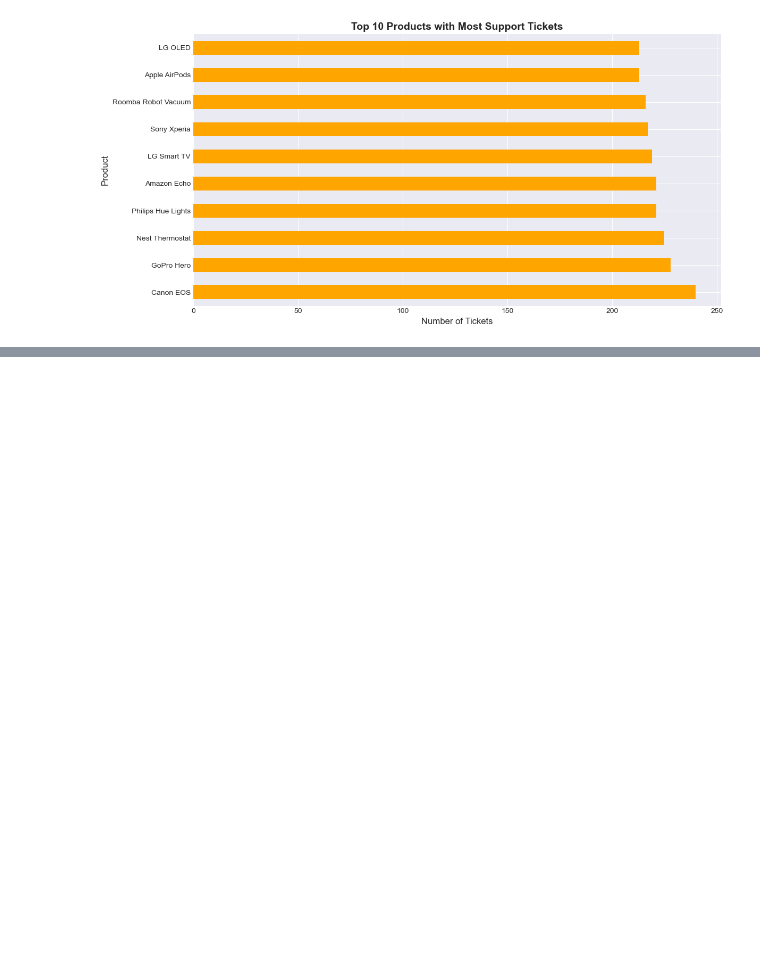
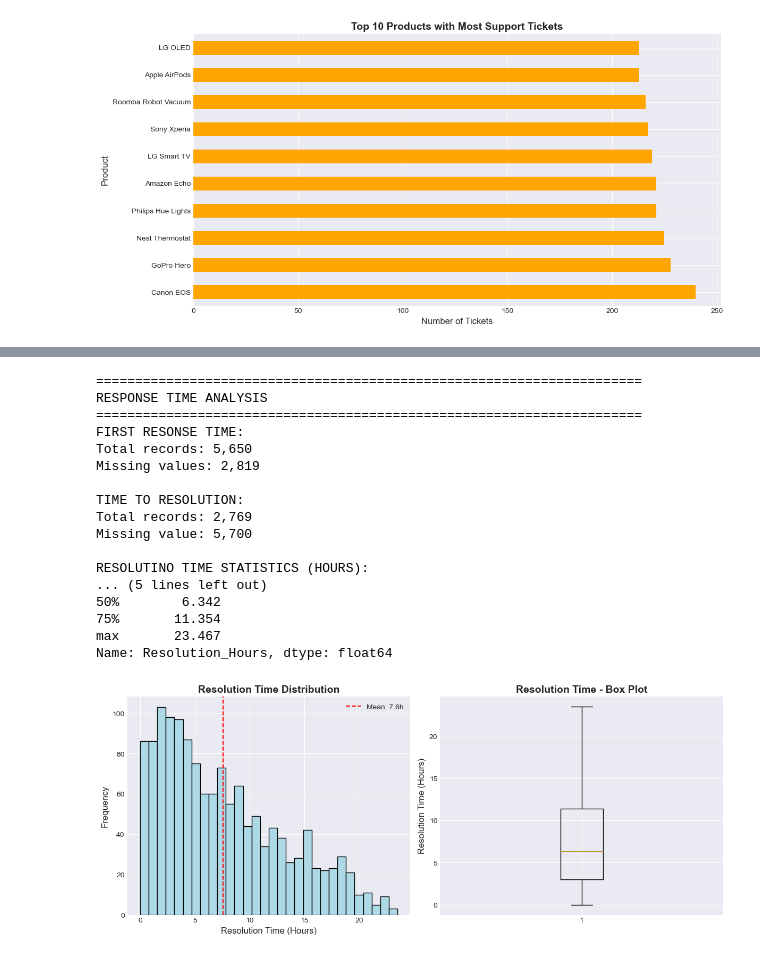
Before and after one commit to HoodaVishal/Intelligent-Customer-Support-System, a Jupyter notebook: notebooks/01_Data_Exploration.ipynb, the cells around one changed output, grey strips where cells are left out. Drawn from its saved outputs; the diff is of its cells as text; code cells hidden in the pictures; blank space fills up the shorter version.

```diff
--- a/notebooks/01_Data_Exploration.ipynb
+++ b/notebooks/01_Data_Exploration.ipynb
@@ -470,0 +547,73 @@ Name: count, dtype: int64
+# %%
+# Response Time Analysis
+print('=' * 70)
+print('RESPONSE TIME ANALYSIS')
+print('=' * 70)
+
+if 'First Response Time' in tickets.columns:
+    # Convert to datetime if not already
+    tickets['First Response Time'] = pd.to_datetime(tickets['First Response Time'], errors = 'coerce')
+
+    print('FIRST RESONSE TIME:')
+    print(f"Total records: {tickets['First Response Time'].notna().sum():,}")
+    print(f"Missing values: {tickets['First Response Time'].isna().sum():,}")
+    print()
+
+if 'Time to Resolution' in tickets.columns:
+    # Convert to datetime if not already
+    tickets['Time to Resolution'] = pd.to_datetime(tickets['Time to Resolution'], errors = 'coerce')
+
+    print('TIME TO RESOLUTION:')
+    print(f"Total records: {tickets['Time to Resolution'].notna().sum():,}")
+    print(f"Missing value: {tickets['Time to Resolution'].isna().sum():,}")
+    print()
+
+# Calculate resolution time in hours (if both columns exist)
+if 'First Response Time' in tickets.columns and 'Time to Resolution' in tickets.columns:
+    tickets['Resolution_Hours'] = (tickets['Time to Resolution'] - tickets['First Response Time']).dt.total_seconds() / 3600
+
+    # Only analyze non-negative values
+    valid_resolution = tickets[tickets['Resolution_Hours'] >= 0]['Resolution_Hours']
+
+    if len(valid_resolution) > 0:
+        print('RESOLUTINO TIME STATISTICS (HOURS):')
+        print(valid_resolution.describe())
+        print()
+
+        # Visualization
+        plt.figure(figsize = (12, 5))
+
+        plt.subplot(1, 2, 1)
+        plt.hist(valid_resolution, bins = 30, color = 'lightblue', edgecolor = 'black')
+        plt.xlabel('Resolution Time (Hours)', fontsize = 12)
+        plt.ylabel('Frequency', fontsize = 12)
+        plt.title('Resolution Time Distribution', fontsize = 14, fontweight = 'bold')
+        plt.axvline(valid_resolution.mean(), color = 'red', linestyle = '--', label = f"Mean: {valid_resolution.mean():.1f}h")
+        plt.legend()
+
+        plt.subplot(1, 2, 2)
+        plt.boxplot(valid_resolution)
+        plt.ylabel('Resolution Time (Hours)', fontsize = 12)
+        plt.title('Resolution Time - Box Plot', fontsize = 14, fontweight = 'bold')
+
+        plt.tight_layout()
+        plt.show()
+# %% [output]
+======================================================================
+RESPONSE TIME ANALYSIS
+======================================================================
+FIRST RESONSE TIME:
+Total records: 5,650
+Missing values: 2,819
+
+TIME TO RESOLUTION:
+Total records: 2,769
+Missing value: 5,700
+
+RESOLUTINO TIME STATISTICS (HOURS):
+... (5 lines left out)
+50%        6.342
+75%       11.354
+max       23.467
+Name: Resolution_Hours, dtype: float64
+[figure, added]
```
Also changed, not shown: parts of 4 cells of this notebook.
